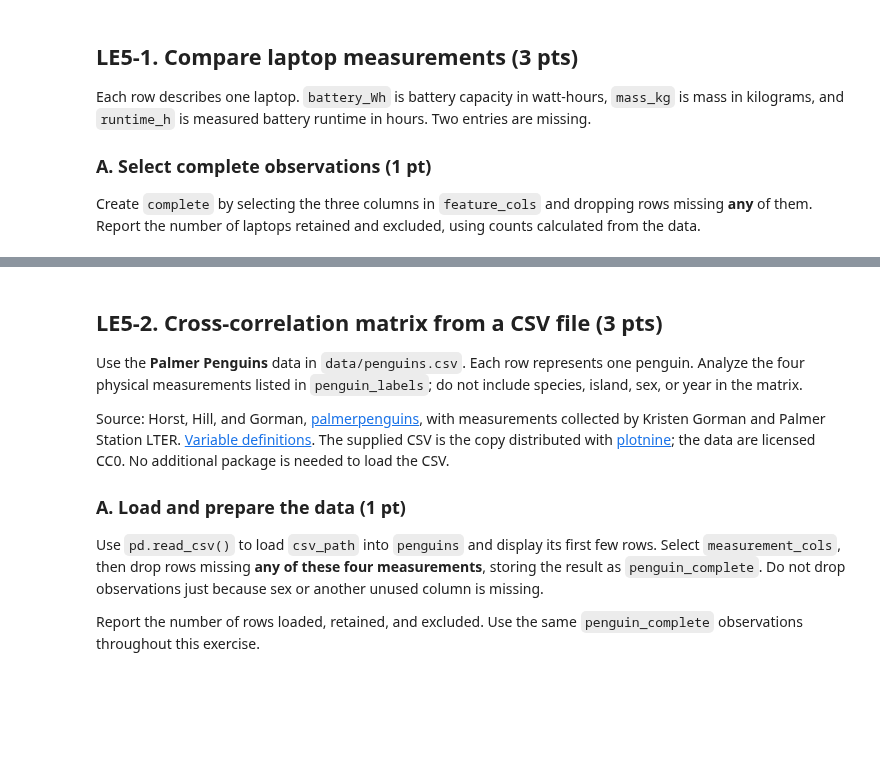
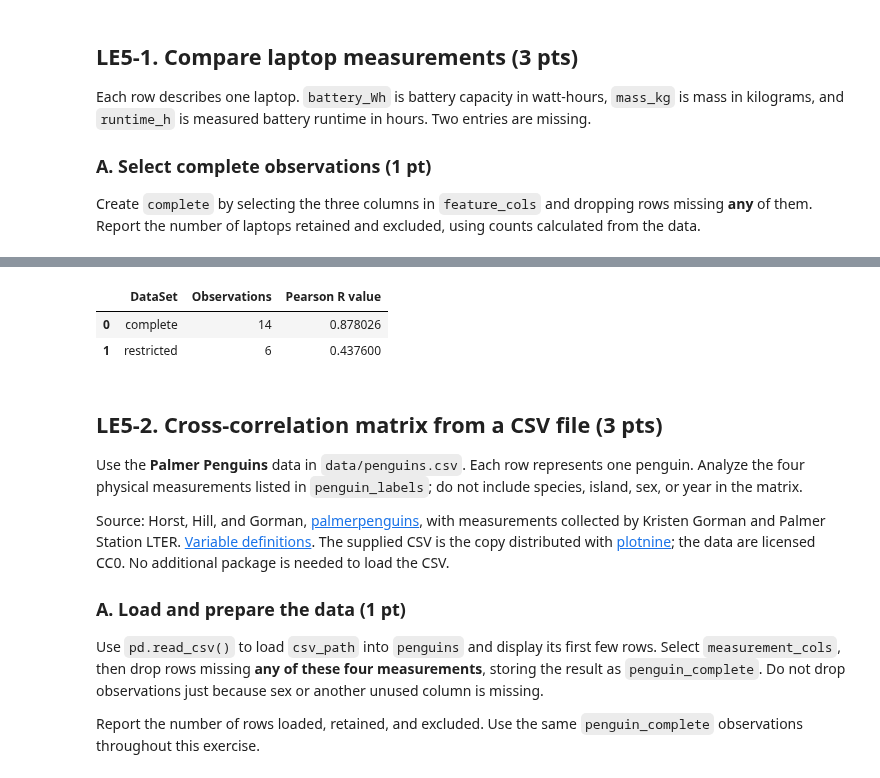
Before and after one commit to DanElkoni/26f-engr1451-2451, a Jupyter notebook: 1-assignments/LE05/LE05.ipynb, the cells around one changed output, grey strips where cells are left out. Saved outputs shown, nothing was run; the diff lists cells and outputs as text; code cells hidden in the pictures; blank space fills up the shorter version.

```diff
--- a/1-assignments/LE05/LE05.ipynb
+++ b/1-assignments/LE05/LE05.ipynb
@@ -83,5 +106,24 @@ Display one table comparing the number of observations $n$ and the battery-capac
 # %%
 # Your data-derived cutoffs, Boolean filter, and n/r comparison here
+filter_obs = "battery_Wh"
+upper = laptop_settings["upper_quantile"]
+lower = laptop_settings["lower_quantile"]
+
+restricted = complete.loc[(complete[filter_obs] <= complete[filter_obs].quantile(upper)) & (complete[filter_obs] >= complete[filter_obs].quantile(lower))]
+
+pearson_r_restricted = restricted[xcol].corr(restricted[ycol])
+
+changes_complete_restricted = pd.DataFrame({
+    "DataSet" : ["complete", "restricted"],
+    "Observations" : [len(complete),len(restricted)],
+    "Pearson R value" : [pearson_r_complete, pearson_r_restricted]
+})
+
+changes_complete_restricted.head()
+# %% [output]
+|  | DataSet | Observations | Pearson R value |
+| 0 | complete | 14 | 0.878026 |
+| 1 | restricted | 6 | 0.437600 |
 # %% [markdown]
 ## LE5-2. Cross-correlation matrix from a CSV file (3 pts)
 
```
Also changed, not shown: parts of 7 cells of this notebook, 1 other file.
